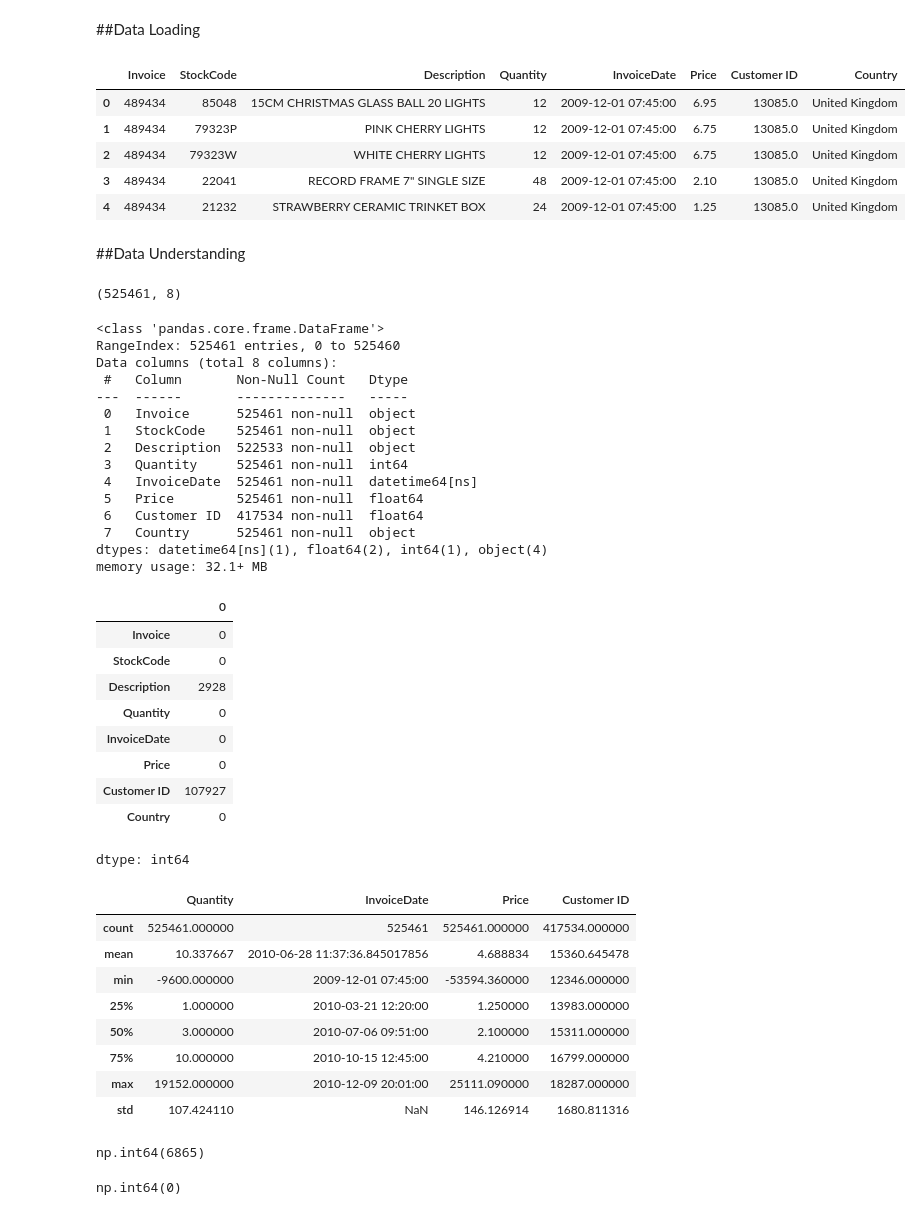
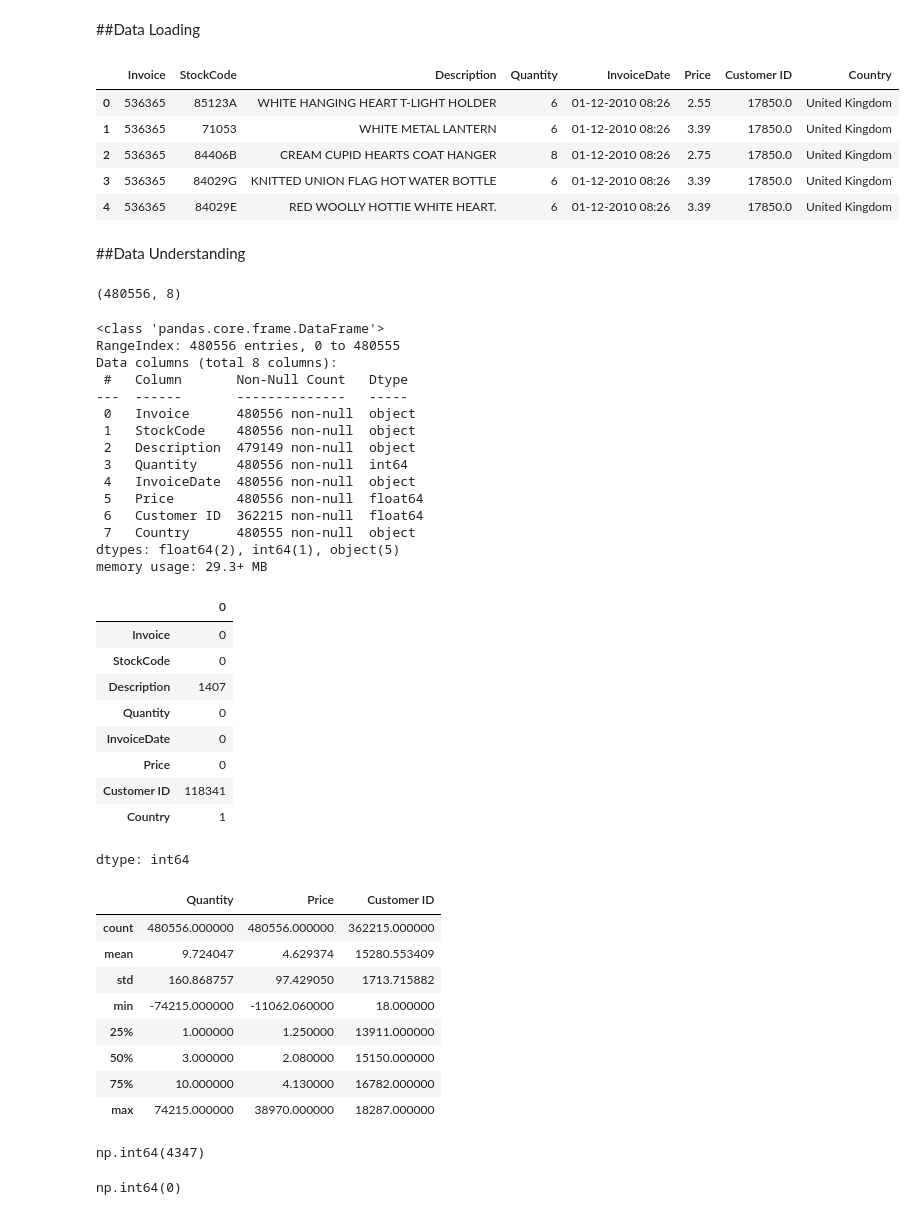
Before and after one commit to coder-priyanka01/Retail-Demand-Forecasting-Project, a Jupyter notebook: AI_Driven_Demand_Forecasting_&_Inventory_Optimization_System.ipynb, the cells around one changed output. Saved outputs shown, nothing was run; the diff lists cells and outputs as text; code cells hidden in the pictures.

```diff
--- a/AI_Driven_Demand_Forecasting_&_Inventory_Optimization_System.ipynb
+++ b/AI_Driven_Demand_Forecasting_&_Inventory_Optimization_System.ipynb
@@ -8,68 +8,68 @@ import seaborn as sns
 # %% [markdown]
 ##Data Loading
 # %%
-df = pd.read_excel("online_retail.xlsx")
+df = pd.read_csv("online_retail.csv")
 df.head()
 # %% [output]
 |  | Invoice | StockCode | Description | Quantity | InvoiceDate | Price | Customer ID | Country |
-| 0 | 489434 | 85048 | 15CM CHRISTMAS GLASS BALL 20 LIGHTS | 12 | 2009-12-01 07:45:00 | 6.95 | 13085.0 | United Kingdom |
-| 1 | 489434 | 79323P | PINK CHERRY LIGHTS | 12 | 2009-12-01 07:45:00 | 6.75 | 13085.0 | United Kingdom |
-| 2 | 489434 | 79323W | WHITE CHERRY LIGHTS | 12 | 2009-12-01 07:45:00 | 6.75 | 13085.0 | United Kingdom |
-| 3 | 489434 | 22041 | RECORD FRAME 7" SINGLE SIZE | 48 | 2009-12-01 07:45:00 | 2.10 | 13085.0 | United Kingdom |
-| 4 | 489434 | 21232 | STRAWBERRY CERAMIC TRINKET BOX | 24 | 2009-12-01 07:45:00 | 1.25 | 13085.0 | United Kingdom |
+| 0 | 536365 | 85123A | WHITE HANGING HEART T-LIGHT HOLDER | 6 | 01-12-2010 08:26 | 2.55 | 17850.0 | United Kingdom |
+| 1 | 536365 | 71053 | WHITE METAL LANTERN | 6 | 01-12-2010 08:26 | 3.39 | 17850.0 | United Kingdom |
+| 2 | 536365 | 84406B | CREAM CUPID HEARTS COAT HANGER | 8 | 01-12-2010 08:26 | 2.75 | 17850.0 | United Kingdom |
+| 3 | 536365 | 84029G | KNITTED UNION FLAG HOT WATER BOTTLE | 6 | 01-12-2010 08:26 | 3.39 | 17850.0 | United Kingdom |
+| 4 | 536365 | 84029E | RED WOOLLY HOTTIE WHITE HEART. | 6 | 01-12-2010 08:26 | 3.39 | 17850.0 | United Kingdom |
 # %% [markdown]
 ##Data Understanding
 # %%
 df.shape
 # %% [output]
-(525461, 8)
+(480556, 8)
 # %%
 df.info()
 # %% [output]
 <class 'pandas.core.frame.DataFrame'>
-RangeIndex: 525461 entries, 0 to 525460
+RangeIndex: 480556 entries, 0 to 480555
 Data columns (total 8 columns):
  #   Column       Non-Null Count   Dtype
 ---  ------       --------------   -----
- 0   Invoice      525461 non-null  object
- 1   StockCode    525461 non-null  object
- 2   Description  522533 non-null  object
- 3   Quantity     525461 non-null  int64
- 4   InvoiceDate  525461 non-null  datetime64[ns]
- 5   Price        525461 non-null  float64
- 6   Customer ID  417534 non-null  float64
- 7   Country      525461 non-null  object
-dtypes: datetime64[ns](1), float64(2), int64(1), object(4)
-memory usage: 32.1+ MB
+ 0   Invoice      480556 non-null  object
+ 1   StockCode    480556 non-null  object
+ 2   Description  479149 non-null  object
+ 3   Quantity     480556 non-null  int64
+ 4   InvoiceDate  480556 non-null  object
+ 5   Price        480556 non-null  float64
+ 6   Customer ID  362215 non-null  float64
+ 7   Country      480555 non-null  object
+dtypes: float64(2), int64(1), object(5)
+memory usage: 29.3+ MB
 # %%
 df.isnull().sum()
 # %% [output]
 |  | 0 |
 | Invoice | 0 |
 | StockCode | 0 |
-| Description | 2928 |
+| Description | 1407 |
 | Quantity | 0 |
 | InvoiceDate | 0 |
 | Price | 0 |
-| Customer ID | 107927 |
-| Country | 0 |
+| Customer ID | 118341 |
+| Country | 1 |
 dtype: int64
 # %%
 df.describe()
 # %% [output]
-|  | Quantity | InvoiceDate | Price | Customer ID |
-| count | 525461.000000 | 525461 | 525461.000000 | 417534.000000 |
-| mean | 10.337667 | 2010-06-28 11:37:36.845017856 | 4.688834 | 15360.645478 |
-| min | -9600.000000 | 2009-12-01 07:45:00 | -53594.360000 | 12346.000000 |
-| 25% | 1.000000 | 2010-03-21 12:20:00 | 1.250000 | 13983.000000 |
-| 50% | 3.000000 | 2010-07-06 09:51:00 | 2.100000 | 15311.000000 |
-| 75% | 10.000000 | 2010-10-15 12:45:00 | 4.210000 | 16799.000000 |
-| max | 19152.000000 | 2010-12-09 20:01:00 | 25111.090000 | 18287.000000 |
-| std | 107.424110 | NaN | 146.126914 | 1680.811316 |
+|  | Quantity | Price | Customer ID |
+| count | 480556.000000 | 480556.000000 | 362215.000000 |
+| mean | 9.724047 | 4.629374 | 15280.553409 |
+| std | 160.868757 | 97.429050 | 1713.715882 |
+| min | -74215.000000 | -11062.060000 | 18.000000 |
+| 25% | 1.000000 | 1.250000 | 13911.000000 |
+| 50% | 3.000000 | 2.080000 | 15150.000000 |
+| 75% | 10.000000 | 4.130000 | 16782.000000 |
+| max | 74215.000000 | 38970.000000 | 18287.000000 |
 # %%
 df.duplicated().sum()
 # %% [output]
-np.int64(6865)
+np.int64(4347)
 # %%
 df = df.drop_duplicates()
 # %%
```
Also changed, not shown: parts of 10 cells of this notebook.
